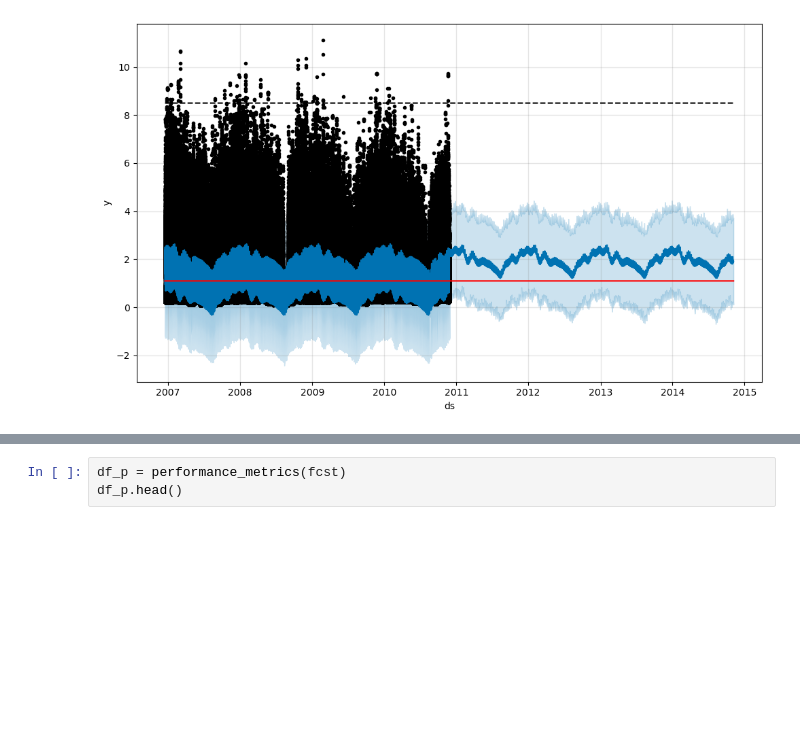
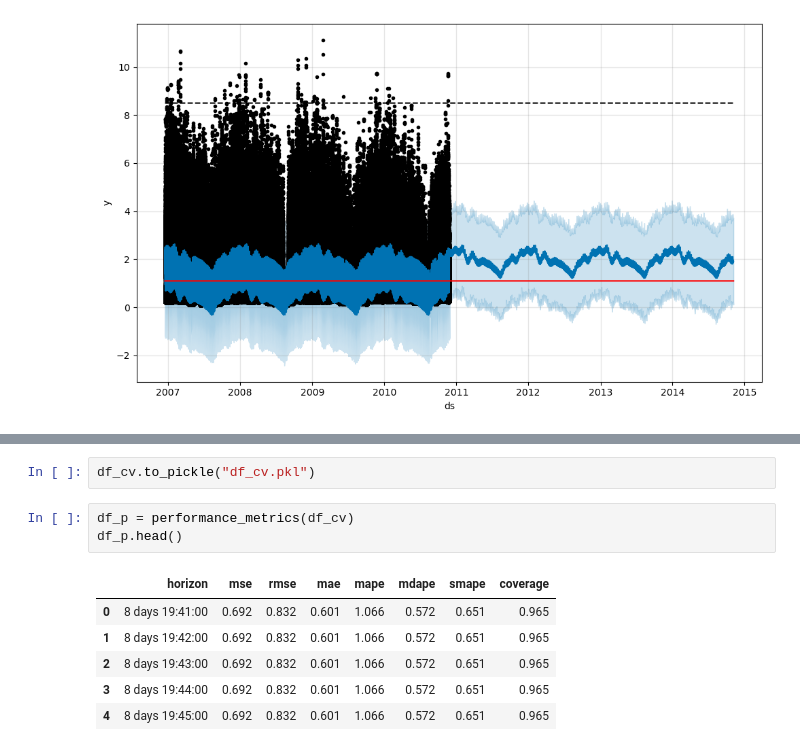
Before and after one commit to infoshareacademy/jdszr12-git_squad, a Jupyter notebook: ml_projekt/prophet_review.ipynb, the cells around one changed output, grey strips where cells are left out. Drawn from its saved outputs; the diff is of its cells as text; blank space fills up the shorter version.

Commit message:
Metrics and charts

```diff
--- a/ml_projekt/prophet_review.ipynb
+++ b/ml_projekt/prophet_review.ipynb
@@ -111,6 +129,15 @@ df_cv = cross_validation(m,
+# %%
+df_cv.to_pickle("df_cv.pkl")
 # %%
-df_p = performance_metrics(fcst)
+df_p = performance_metrics(df_cv)
 df_p.head()
+# %% [output]
+|  | horizon | mse | rmse | mae | mape | mdape | smape | coverage |
+| 0 | 8 days 19:41:00 | 0.692 | 0.832 | 0.601 | 1.066 | 0.572 | 0.651 | 0.965 |
+| 1 | 8 days 19:42:00 | 0.692 | 0.832 | 0.601 | 1.066 | 0.572 | 0.651 | 0.965 |
+| 2 | 8 days 19:43:00 | 0.692 | 0.832 | 0.601 | 1.066 | 0.572 | 0.651 | 0.965 |
+| 3 | 8 days 19:44:00 | 0.692 | 0.832 | 0.601 | 1.066 | 0.572 | 0.651 | 0.965 |
+| 4 | 8 days 19:45:00 | 0.692 | 0.832 | 0.601 | 1.066 | 0.572 | 0.651 | 0.965 |
 # %%
 fig = plot_cross_validation_metric(df_cv, metric='mae')
 plt.show()
```
Also changed, not shown: parts of 3 cells of this notebook.
